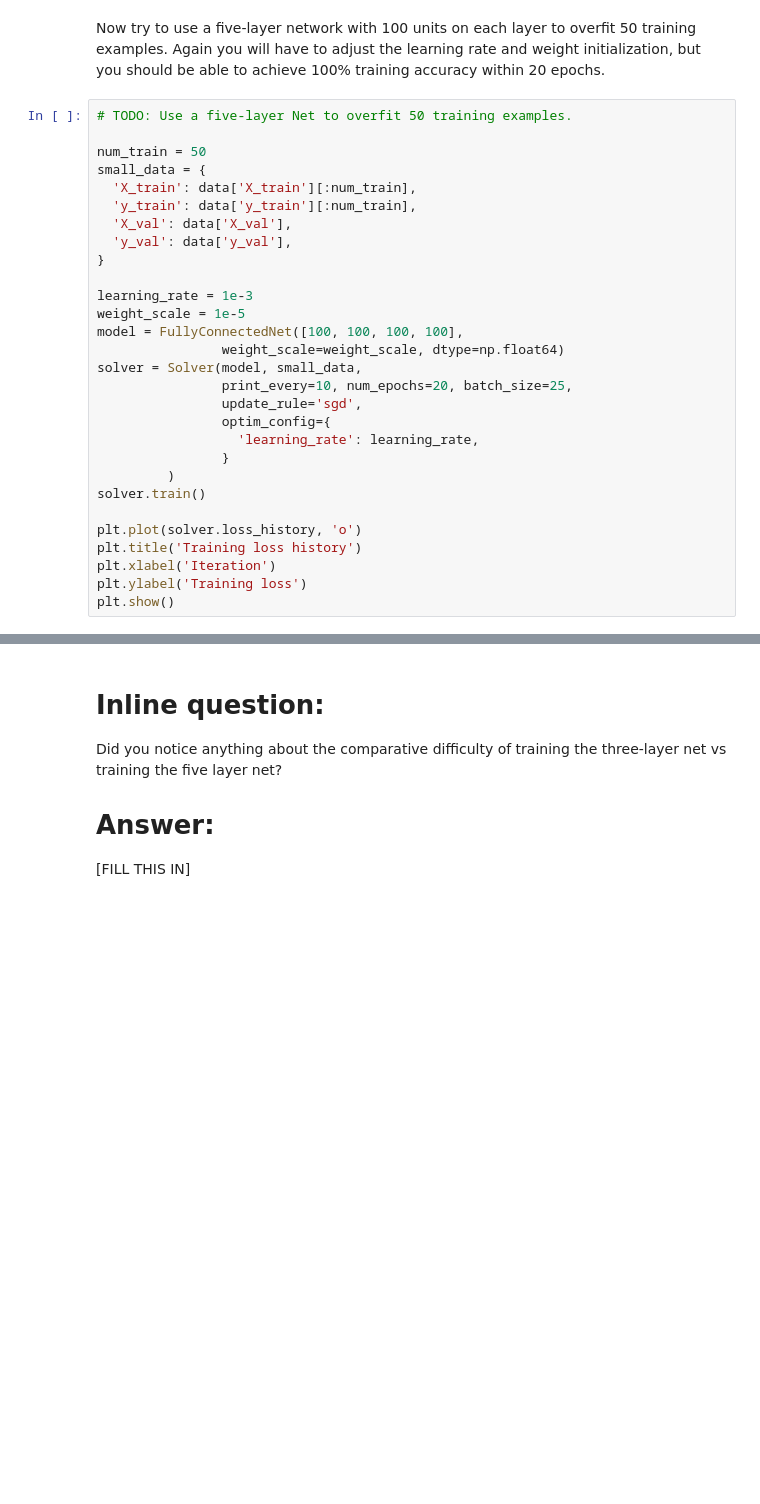
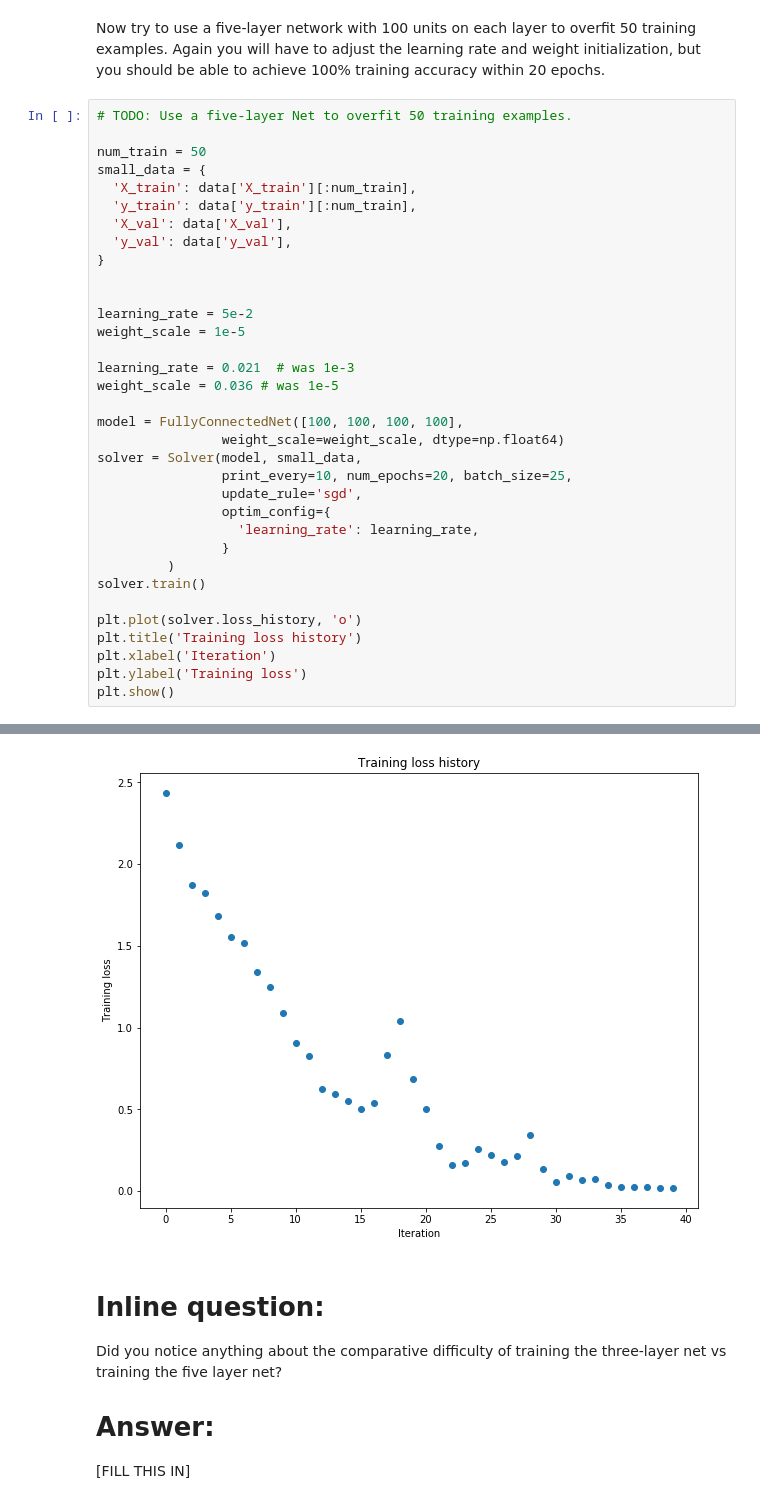
Before and after one commit to chengyi-wu/cs231n, a Jupyter notebook: assignment2/FullyConnectedNets.ipynb, the cells around one changed output, grey strips where cells are left out. Saved outputs shown, nothing was run; the diff lists cells and outputs as text; blank space fills up the shorter version.

```diff
--- a/assignment2/FullyConnectedNets.ipynb
+++ b/assignment2/FullyConnectedNets.ipynb
@@ -612,8 +612,13 @@ small_data = {
   'y_val': data['y_val'],
 }
 
-learning_rate = 1e-3
+
+learning_rate = 5e-2
 weight_scale = 1e-5
+
+learning_rate = 0.021  # was 1e-3
+weight_scale = 0.036 # was 1e-5
+
 model = FullyConnectedNet([100, 100, 100, 100],
                 weight_scale=weight_scale, dtype=np.float64)
 solver = Solver(model, small_data,
@@ -630,3 +635,4 @@ plt.title('Training loss history')
 plt.xlabel('Iteration')
 plt.ylabel('Training loss')
 plt.show()
+# %% [output]
@@ -633,3 +656,4 @@ plt.show()
+[figure, added]
 # %% [markdown]
 # Inline question:
 Did you notice anything about the comparative difficulty of training the three-layer net vs training the five layer net?
```
Also changed, not shown: parts of 12 cells of this notebook, 1 other file.
